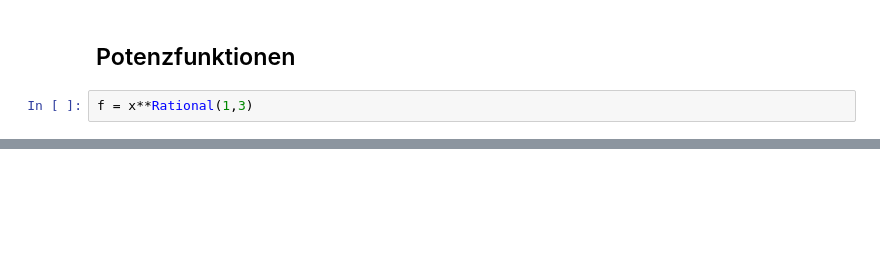
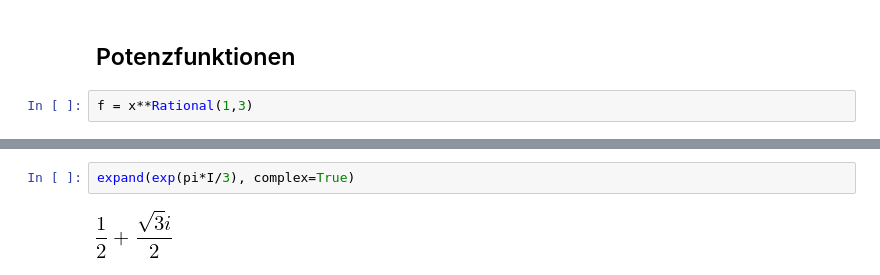
Before and after one commit to Ruediger-Braun/compana16, a Jupyter notebook: Lektion06.ipynb, the cells around one changed output, grey strips where cells are left out. Drawn from its saved outputs; the diff is of its cells as text; blank space fills up the shorter version.

```diff
--- a/Lektion06.ipynb
+++ b/Lektion06.ipynb
@@ -265,3 +384,7 @@ expand(z, complex=True)
+# %%
+expand(exp(pi*I/3), complex=True)
+# %% [output]
+[figure, added]
 # %%
 g = sign(x)*abs(x)**Rational(1,3)
 g
```
Also changed, not shown: parts of 47 cells of this notebook.
